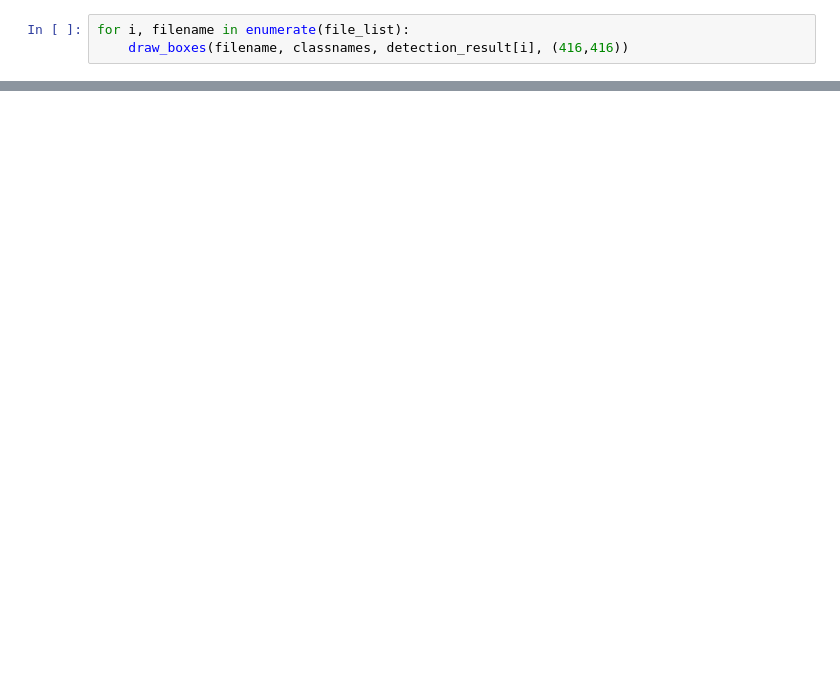
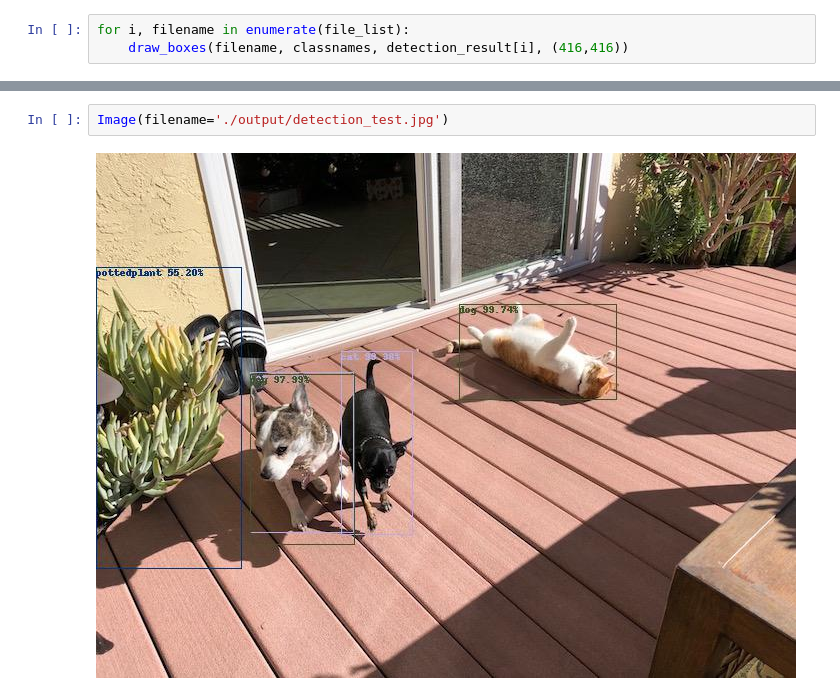
Before and after one commit to zeegeeko/YOLOv3, a Jupyter notebook: YOLO v3.ipynb, the cells around one changed output, grey strips where cells are left out. Drawn from its saved outputs; the diff is of its cells as text; blank space fills up the shorter version.

```diff
--- a/YOLO v3.ipynb
+++ b/YOLO v3.ipynb
@@ -89,0 +107,4 @@ for i, filename in enumerate(file_list):
+# %%
+Image(filename='./output/detection_test.jpg')
+# %% [output]
+[figure, added]
```
Also changed, not shown: parts of 11 cells of this notebook, 4 other files.
